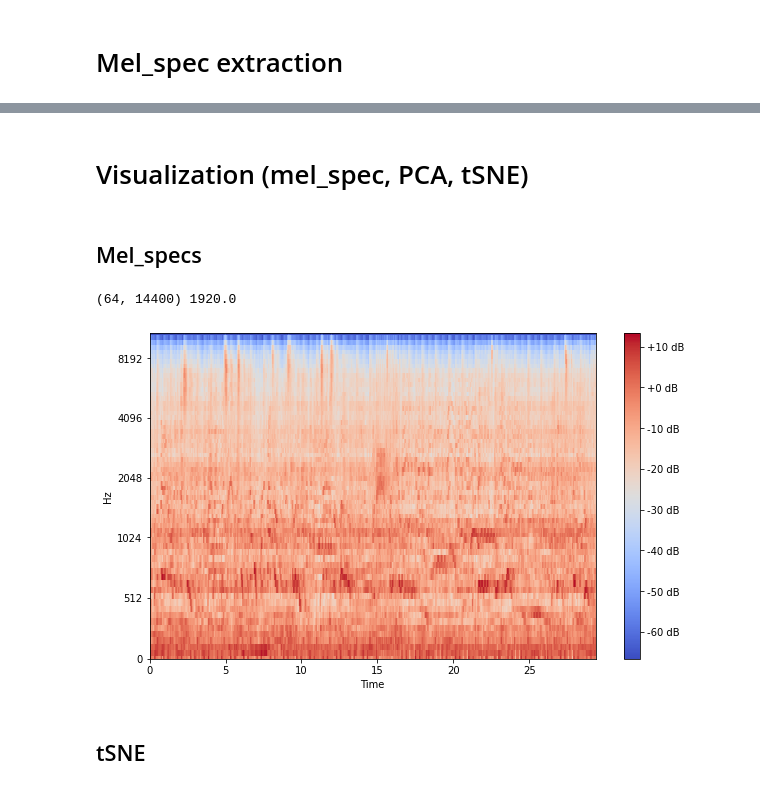
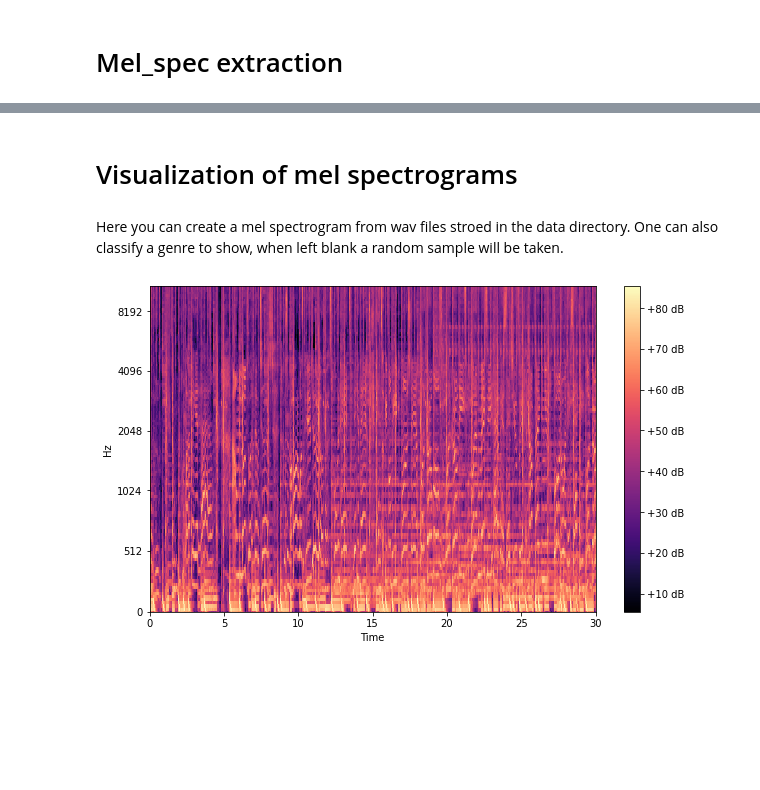
Before and after one commit to TheExplorer95/implemeting_ANNs_TF, a Jupyter notebook: final/data_conversion/conv_monoWav_to_melSpec.ipynb, the cells around one changed output, grey strips where cells are left out. Drawn from its saved outputs; the diff is of its cells as text; code cells hidden in the pictures; blank space fills up the shorter version.

Commit message:
clean up, now fancy

```diff
--- a/final/data_conversion/conv_monoWav_to_melSpec.ipynb
+++ b/final/data_conversion/conv_monoWav_to_melSpec.ipynb
@@ -18 +18,11 @@ from matplotlib.image import imsave
+# %%
+# ----------Params--------------------------------
+dataset = 'GTZAN'  # wav audio data
+save_img = True
+
+# set dimensions based on cpc training arguments
+T = 27 # samples (not seconds)
+k = 3 # samples (not seconds)
+audio_length = 30 # in seconds (entire audio file)
+cpc_length = 4 # in seconds (length of T+k in sec)
 # %%
@@ -98,32 +87,58 @@ for i, audio_path in enumerate(audio_paths):
-# %% [markdown]
-# Visualization (mel_spec, PCA, tSNE)
-# %% [markdown]
-## Mel_specs
+# %% [markdown]
+# Visualization of mel spectrograms
+# %% [markdown]
+Here you can create a mel spectrogram from wav files stroed in the data directory. One can also classify a genre to show, when left blank a random sample will be taken.
+# %%
+# ----------Params--------------------------------
+# define dataset and genre to show
+dataset = 'GTZAN'
+genre_to_display = 'pop'  # if None, randomly choosen
+save_img = True
+save_path_ = None  # if None, placed in cwd
 # %%
-data_path = 'gtzan/no_genres/'
-# for data preprocessing (data_genertator) time resolution must be evenly divideble
-hop_length = 45  # 344
-n_mels = 64  # by desired_audio_length time_res%desired_audio_length == 0
-n_fft = 4096  # 2048
-
+# get params and set mel spec specifig params
+data_path = os.path.join(os.path.dirname(os.getcwd()), 'data', dataset)
+hop_length = 256
+n_mels = 128
+n_fft = 2048
 desired_audio_length = 30  # entire audio_file
 audio_fns = os.listdir(data_path)
-audio_paths = [os.path.join(data_path, fn) for fn in audio_fns]
 
-audio_file, sr = librosa.load(audio_paths[20], sr=None)
+# subsamples desired genre
+if genre_to_display is not None:
+    audio_fns = [fn for fn in audio_fns if genre_to_display in fn]
+
+audio_path = os.path.join(data_path, audio_fns[0])
+
+# load and display audio file
+audio_file, sr = librosa.load(audio_path, sr=None)
 Audio(audio_file, rate=sr)
 
+# create mel_spectrum
 audio_file = librosa.feature.melspectrogram(
     audio_file, sr=sr, n_fft=n_fft, hop_length=hop_length, n_mels=n_mels)
-audio_file_DB = librosa.power_to_db(audio_file, ref=np.std)[:, :14400]
+audio_file_DB = librosa.power_to_db(audio_file, ref=np.min)[:, :]
 
+# make fancy plot
 plt.figure(figsize=(10, 6))
 librosa.display.specshow(
     audio_file_DB, sr=sr, hop_length=hop_length, x_axis='time', y_axis='mel')
 plt.colorbar(format='%+2.0f dB')
+
+# save plot if desired
+if save_img:
+    if save_path_ is None:
+        save_image_path = os.getcwd()
+    else:
+        save_image_path = save_path_
+
+    orig_audio_fn = os.path.splitext(audio_path.split('/')[-1])[0]
+    save_fn = orig_audio_fn + '_melSpectogram.svg'
+    save_path = os.path.join(save_image_path, save_fn)
+    imsave(save_path, audio_file_DB[:, :])
+
+    del save_image_path
+
 plt.show()
 # %% [output]
-(64, 14400) 1920.0
-[figure, old version]
+[figure, new version]
-# %% [markdown]
-## tSNE
```
Also changed, not shown: parts of 4 cells of this notebook.
